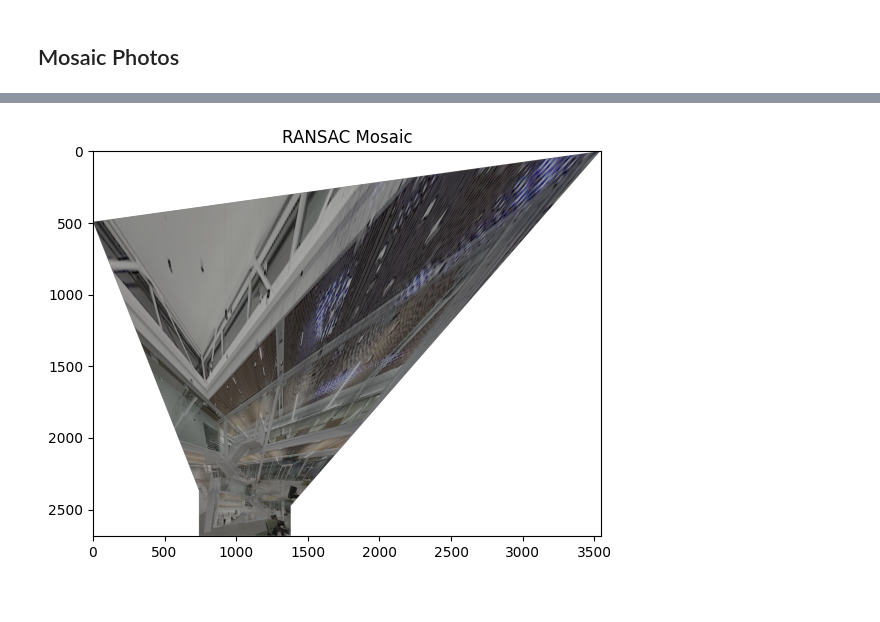
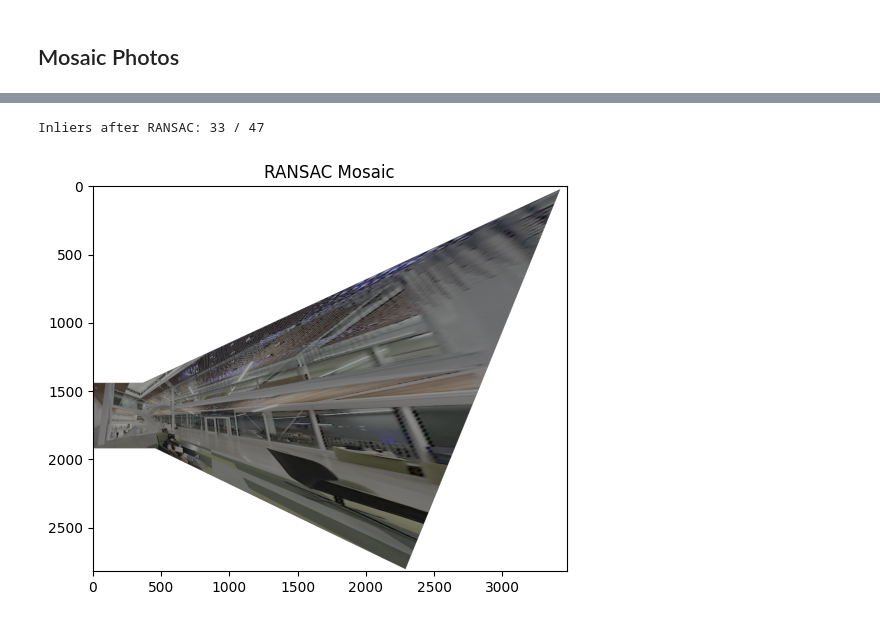
Before and after one commit to sz12433/sz12433.github.io, a Jupyter notebook: proj3/code/main.ipynb, the cells around one changed output, grey strips where cells are left out. Drawn from its saved outputs; the diff is of its cells as text; code cells hidden in the pictures.

Commit message:
debugging ransac and mosaic, trying diff images

```diff
--- a/proj3/code/main.ipynb
+++ b/proj3/code/main.ipynb
@@ -911,11 +911,10 @@ def ransac(pts1, pts2, n_iter = 2000, threshold = 3):
     H_refined = computeH(pts2[most_inliers], pts1[most_inliers])
     return H_refined, most_inliers
 # %%
-# modified mosaic with RANSAC
-
-def create_mosaic_ransac(im1, im2, pts1, pts2):
-    # H_2_to_1 = computeH(pts2, pts1)
-    H_2_to_1, inliers = ransac(pts2, pts1) # replaced with ransac()
+def create_mosaic_with_H(im1, im2, H_2_to_1):
+    """
+    Create mosaic using a pre-computed homography
+    """
 
     # find corners of both images
     h1, w1 = im1.shape[:2]
@@ -923,10 +922,10 @@ def create_mosaic_ransac(im1, im2, pts1, pts2):
 
     h2, w2 = im2.shape[:2]
     corners2 = np.array([[0, 0, 1], [w2, 0, 1], [w2, h2, 1], [0, h2, 1]]).T
-    corners2_transformed = H_2_to_1 @ corners2 # warp corners of im2 onto im1 coordinate plane
-    corners2_transformed = (corners2_transformed / corners2_transformed[2, :])[:2, :].T # find corners post transformation
+    corners2_transformed = H_2_to_1 @ corners2
+    corners2_transformed = (corners2_transformed / corners2_transformed[2, :])[:2, :].T
 
-    all_corners = np.vstack((corners1, corners2_transformed)) # all corners in final combined mosaic
+    all_corners = np.vstack((corners1, corners2_transformed))
 
     min_x, min_y = np.min(all_corners, axis=0)
     max_x, max_y = np.max(all_corners, axis=0)
@@ -939,16 +938,14 @@ def create_mosaic_ransac(im1, im2, pts1, pts2):
     T = np.array([[1, 0, x_offset],
                   [0, 1, y_offset],
                   [0, 0, 1]])
-    # T matrix to shift coordinates to 0, 0
 
-    output_shape = (out_h, out_w) # output dimensions
+    output_shape = (out_h, out_w)
 
-    im1_warped = warpMosaicBilinear(im1, T, output_shape) # place im1 in right position in output, doesn't transform im
+    im1_warped = warpMosaicBilinear(im1, T, output_shape)
 
-    H_2_to_canvas = T @ H_2_to_1 # warping and translation T
-    im2_warped = warpMosaicBilinear(im2, H_2_to_canvas, output_shape) # warp to combine with im1
+    H_2_to_canvas = T @ H_2_to_1
+    im2_warped = warpMosaicBilinear(im2, H_2_to_canvas, output_shape)
 
-    # distance weighting to blend regions that overlap
     mask1 = (np.sum(im1_warped, axis=2) > 0)
     mask2 = (np.sum(im2_warped, axis=2) > 0)
 
@@ -956,8 +953,8 @@ def create_mosaic_ransac(im1, im2, pts1, pts2):
     weight2 = distance_transform_edt(mask2).astype(np.float32)
 
     total_weight = weight1 + weight2
-    total_weight[total_weight == 0] = 1e-8 # avoid division by zero
+    total_weight[total_weight == 0] = 1e-8
 
-    mosaic = (im1_warped * weight1[..., None] + im2_warped * weight2[..., None]) / total_weight[..., None] # weighted average to smooth out edge artifacts
+    mosaic = (im1_warped * weight1[..., None] + im2_warped * weight2[..., None]) / total_weight[..., None]
 
     return mosaic.astype(np.uint8)
@@ -1013,15 +1009,19 @@ plt.show()
 # %%
-# convert back into color so that warpMosaicBilinear() can handle
+H_ransac, inliers = ransac(matches1[::-1].T, matches2[::-1].T, n_iter=2000, threshold=3)
+# pts1 = matches1, pts2 = matches2 because in ransac() we do computeH(pts2, pts1) to map im2 to im1
+print(f"Inliers after RANSAC: {len(inliers)} / {matches1.shape[1]}")
+
+# convert back to color so warpBilinearMosaic() can handle
 im1 = skio.imread("pics/floor1.png")
 im2 = skio.imread("pics/floor2.png")
 
-H_ransac, inliers = ransac(matches1.T, matches2.T)
-mosaic = create_mosaic_ransac(im1, im2, matches1.T[inliers], matches2.T[inliers])# transpose again bc match_features() returns 2 x N
+mosaic = create_mosaic_with_H(im1, im2, H_ransac)
 
-plt.figure(figsize = (10, 5))
+plt.figure(figsize=(10, 5))
 plt.imshow(mosaic)
 plt.title('RANSAC Mosaic')
 plt.savefig('output/floor_mosaic_ransac.png')
 plt.show()
 # %% [output]
+Inliers after RANSAC: 33 / 47
-[figure, old version]
+[figure, new version]
```
Also changed, not shown: parts of 16 cells of this notebook, 3 other files.
